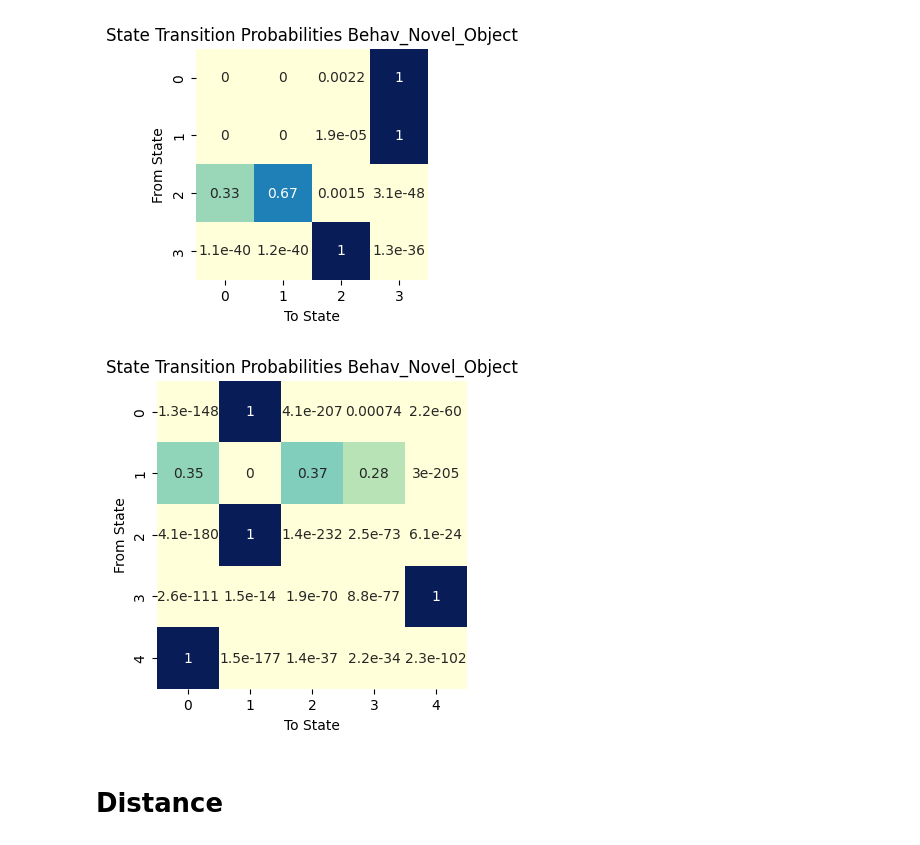
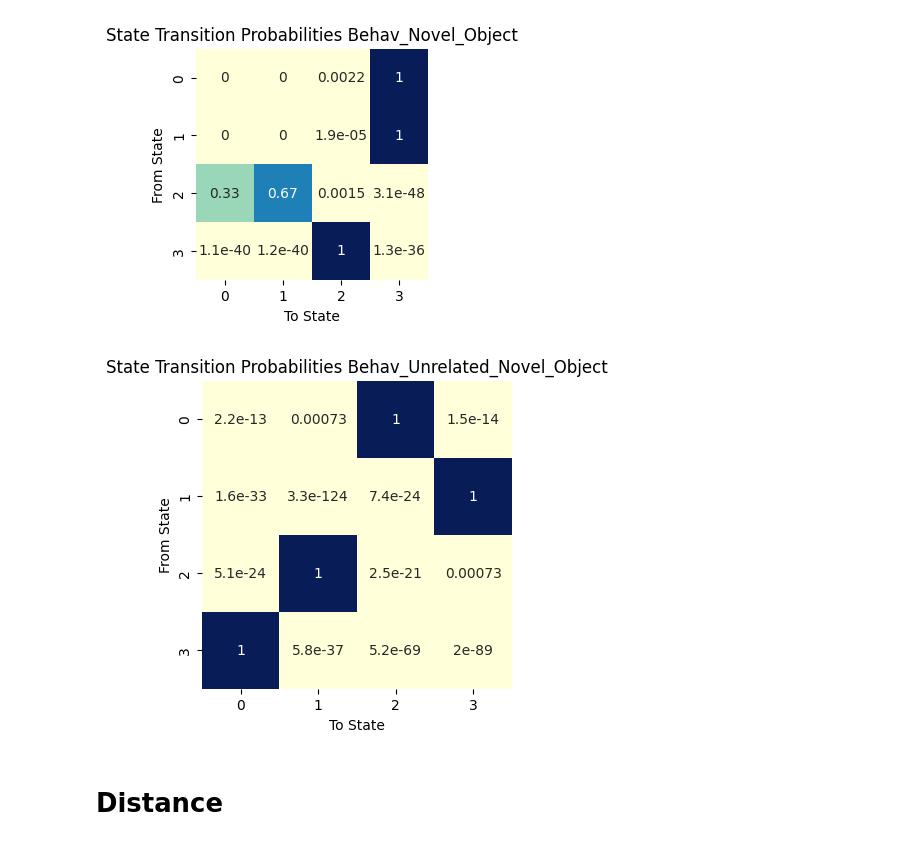
Before and after one commit to RinVyX/HmmComportement, a Jupyter notebook: ethograms_hmm.ipynb, the cells around one changed output. Saved outputs shown, nothing was run; the diff lists cells and outputs as text; code cells hidden in the pictures.

```diff
--- a/ethograms_hmm.ipynb
+++ b/ethograms_hmm.ipynb
@@ -51,7 +60,7 @@ best_score_X = -float('inf')
 best_model_X = None
 best_n_components_X = 0
 
-for n_components in range(2, 6):
+for n_components in range(2, 5):
     model_X = hmm.CategoricalHMM(n_components=n_components, random_state=42, n_iter=100)
     model_X.fit(X)
     score_X = model_X.score(X)
@@ -145,13 +149,13 @@ plt.show()
 # %%
 transition_matrix = best_model_BUNO.transmat_
 plt.figure(figsize=(4, 4))
 sns.heatmap(transition_matrix, annot=True, cmap="YlGnBu", cbar=False)
-plt.title('State Transition Probabilities Behav_Novel_Object')
+plt.title('State Transition Probabilities Behav_Unrelated_Novel_Object')
 plt.xlabel('To State')
 plt.ylabel('From State')
 plt.show()
 # %% [output]
-[figure, old version]
+[figure, new version]
 # %% [markdown]
 # Distance
 # %%
```
Also changed, not shown: parts of 8 cells of this notebook, 12 other files.
